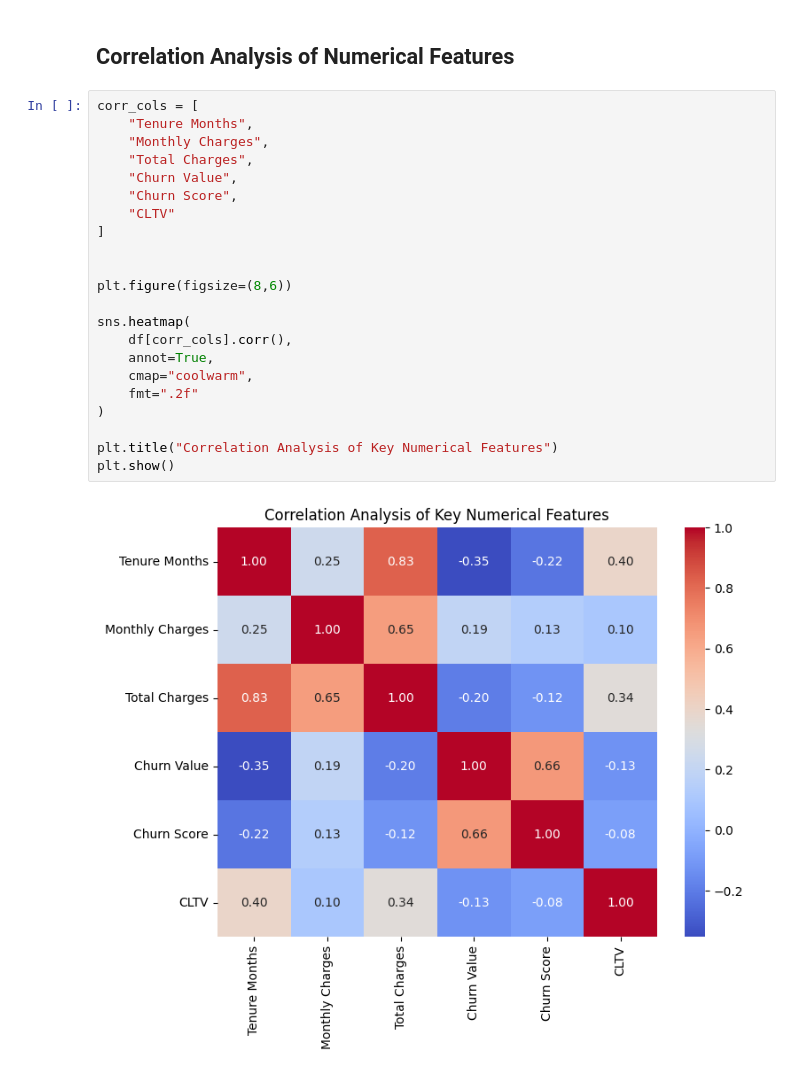
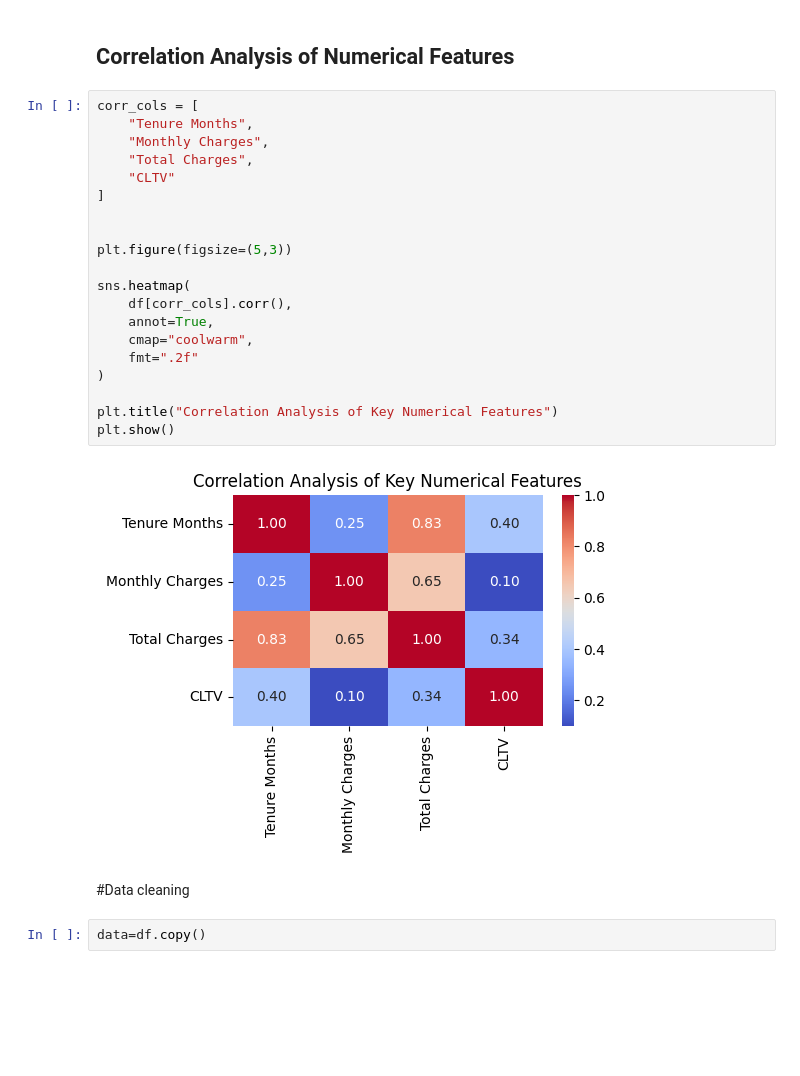
Before and after one commit to Nithinshibu07/Customer-Churn-Prediction, a Jupyter notebook: Notebook/Customer_churn_prediction.ipynb, the cells around one changed output. Drawn from its saved outputs; the diff is of its cells as text; blank space fills up the shorter version.

```diff
--- a/Notebook/Customer_churn_prediction.ipynb
+++ b/Notebook/Customer_churn_prediction.ipynb
@@ -231,24 +233,26 @@ df['Total Charges'] = df['Total Charges'].fillna(0)
 # %%
 corr_cols = [
     "Tenure Months",
     "Monthly Charges",
     "Total Charges",
-    "Churn Value",
-    "Churn Score",
     "CLTV"
 ]
 
 
-plt.figure(figsize=(8,6))
+plt.figure(figsize=(5,3))
 
 sns.heatmap(
     df[corr_cols].corr(),
     annot=True,
     cmap="coolwarm",
     fmt=".2f"
 )
 
 plt.title("Correlation Analysis of Key Numerical Features")
 plt.show()
 # %% [output]
-[figure, old version]
+[figure, new version]
+# %% [markdown]
+#Data cleaning
+# %%
+data=df.copy()
```
Also changed, not shown: parts of 47 cells of this notebook.
